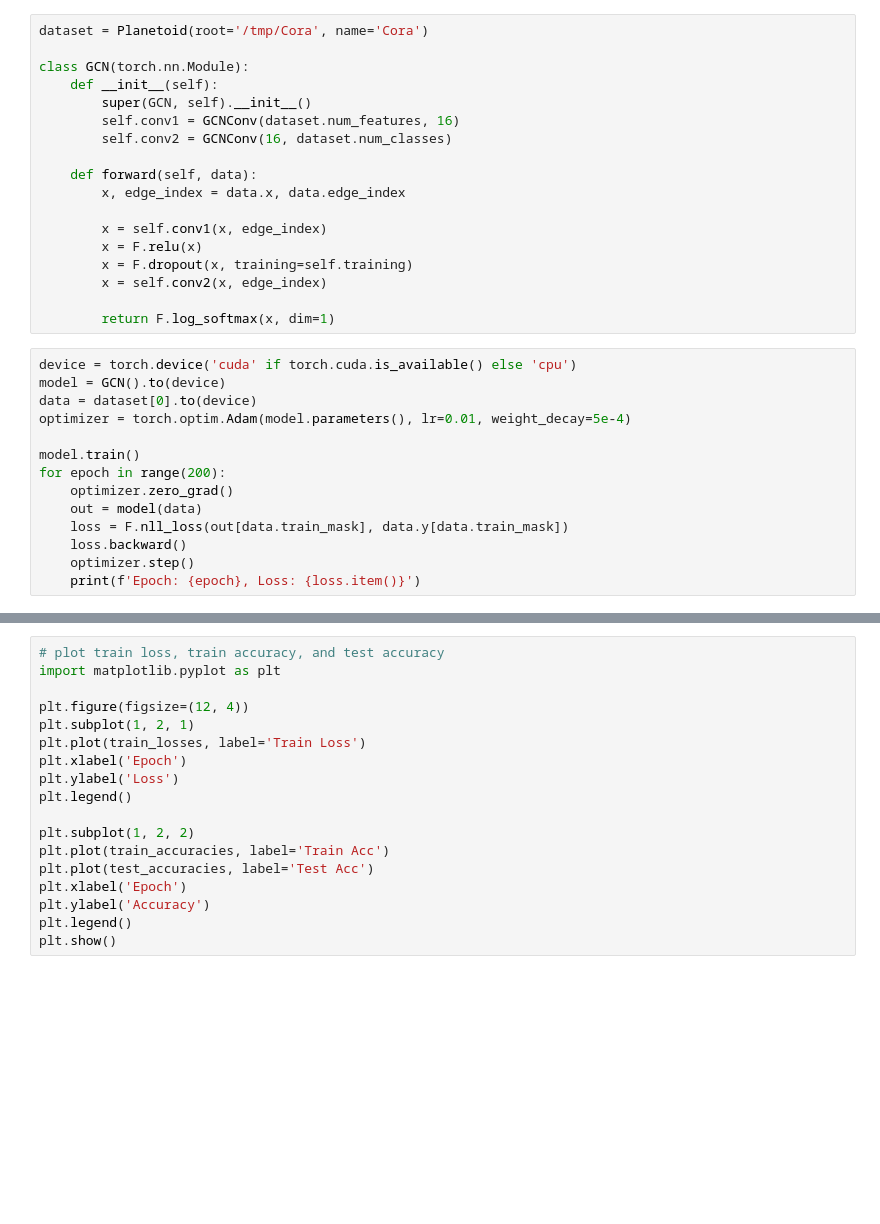
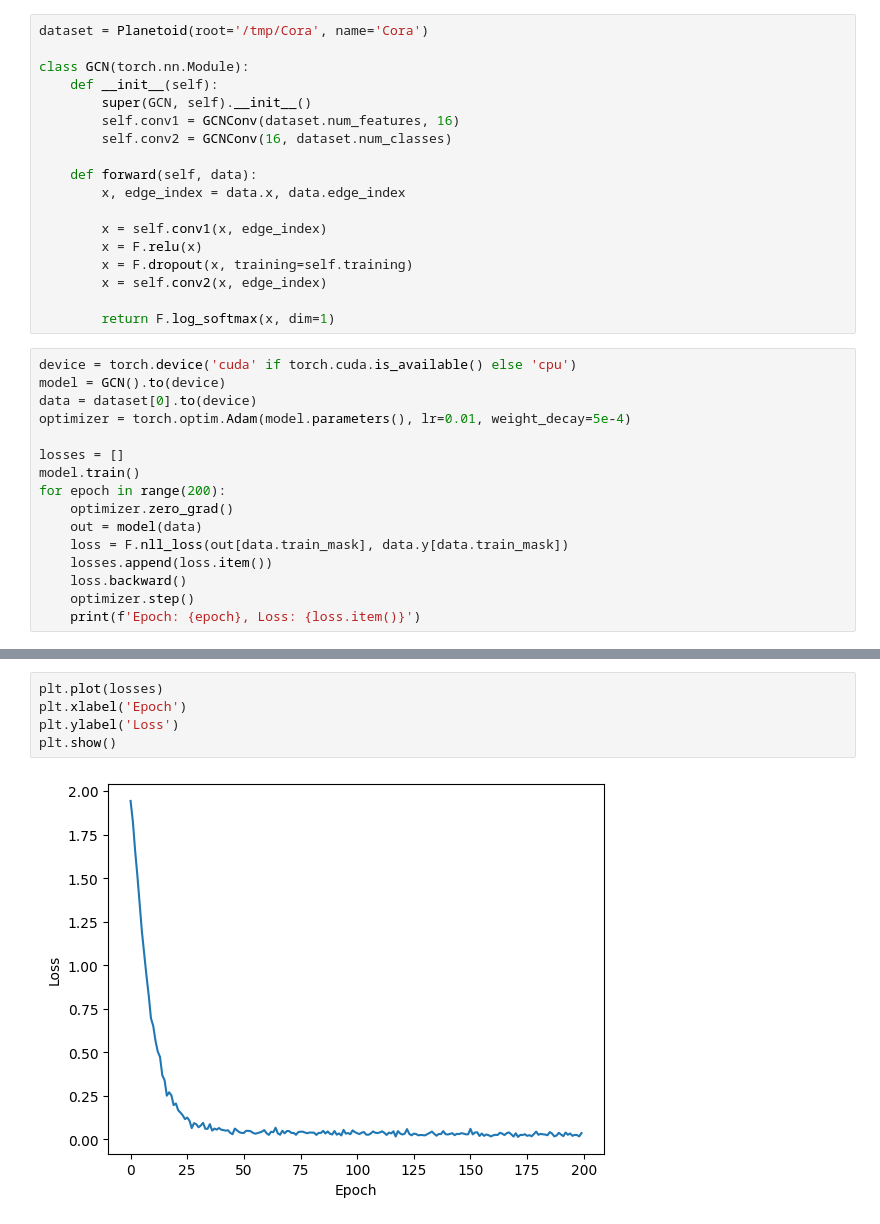
Before and after one commit to eljanmahammadli/random-stuff, a Jupyter notebook: gnn/intro.ipynb, the cells around one changed output, grey strips where cells are left out. Drawn from its saved outputs; the diff is of its cells as text; blank space fills up the shorter version.

```diff
--- a/gnn/intro.ipynb
+++ b/gnn/intro.ipynb
@@ -27,11 +29,13 @@ model = GCN().to(device)
 data = dataset[0].to(device)
 optimizer = torch.optim.Adam(model.parameters(), lr=0.01, weight_decay=5e-4)
 
+losses = []
 model.train()
 for epoch in range(200):
     optimizer.zero_grad()
     out = model(data)
     loss = F.nll_loss(out[data.train_mask], data.y[data.train_mask])
+    losses.append(loss.item())
     loss.backward()
     optimizer.step()
     print(f'Epoch: {epoch}, Loss: {loss.item()}')
@@ -366,18 +60,7 @@ Epoch: 068, Loss: 0.6078, Train Acc: 0.6916, Test Acc: 0.6757
-# %%
-# plot train loss, train accuracy, and test accuracy
-import matplotlib.pyplot as plt
-
-plt.figure(figsize=(12, 4))
-plt.subplot(1, 2, 1)
-plt.plot(train_losses, label='Train Loss')
-plt.xlabel('Epoch')
-plt.ylabel('Loss')
-plt.legend()
-
-plt.subplot(1, 2, 2)
-plt.plot(train_accuracies, label='Train Acc')
-plt.plot(test_accuracies, label='Test Acc')
-plt.xlabel('Epoch')
-plt.ylabel('Accuracy')
-plt.legend()
-plt.show()
+# %%
+plt.plot(losses)
+plt.xlabel('Epoch')
+plt.ylabel('Loss')
+plt.show()
+# %% [output]
+[figure, added]
```
Also changed, not shown: parts of 9 cells of this notebook, 5 other files.
